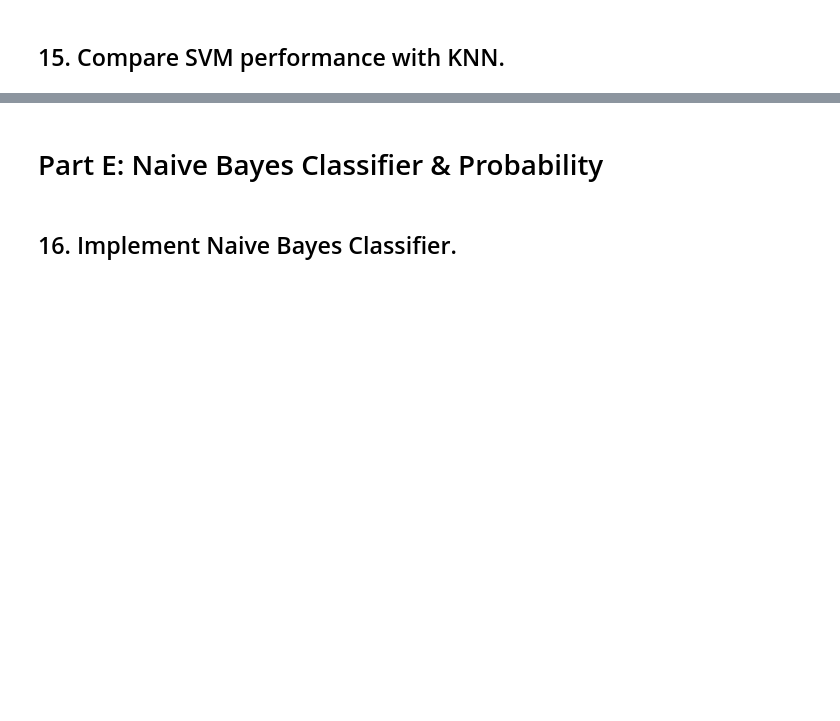
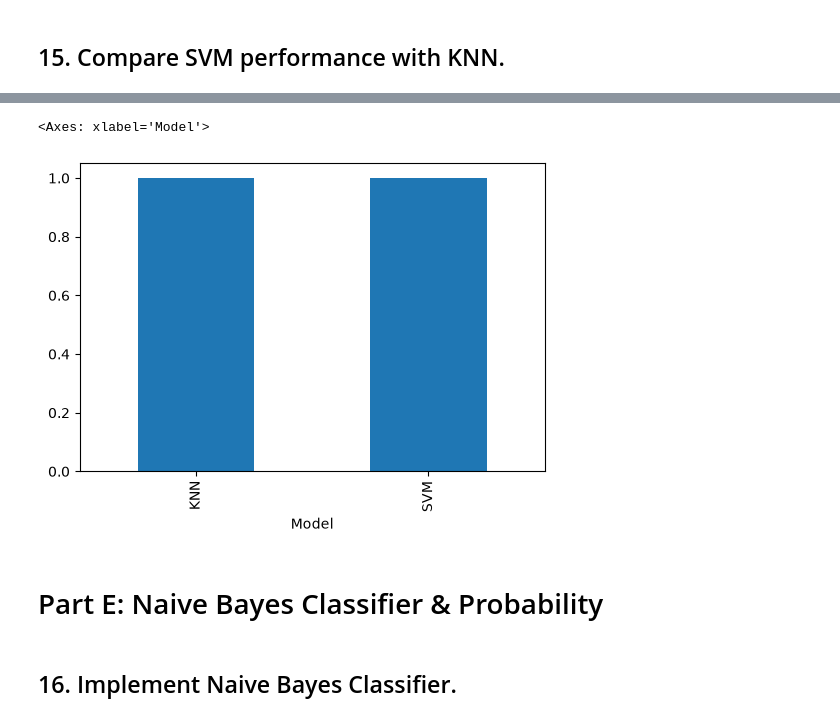
Before and after one commit to krisha12345819/Supervised-Learning---Message-Intelligence-System, a Jupyter notebook: Message_Intelligence_System.ipynb, the cells around one changed output, grey strips where cells are left out. Cells and saved outputs as stored; diff of their text form; code cells hidden in the pictures; blank space fills up the shorter version.

```diff
--- a/Message_Intelligence_System.ipynb
+++ b/Message_Intelligence_System.ipynb
@@ -333,3 +616,14 @@ Different distance metrics may produce different classification results because
+# %%
+comparison.plot(
+    x="Model",
+    y="Accuracy",
+    kind="bar",
+    legend=False,
+    figsize=(6,4)
+)
+# %% [output]
+<Axes: xlabel='Model'>
+[figure, added]
 # %% [markdown]
 # Part E: Naive Bayes Classifier & Probability
 # %% [markdown]
```
Also changed, not shown: parts of 45 cells of this notebook.
